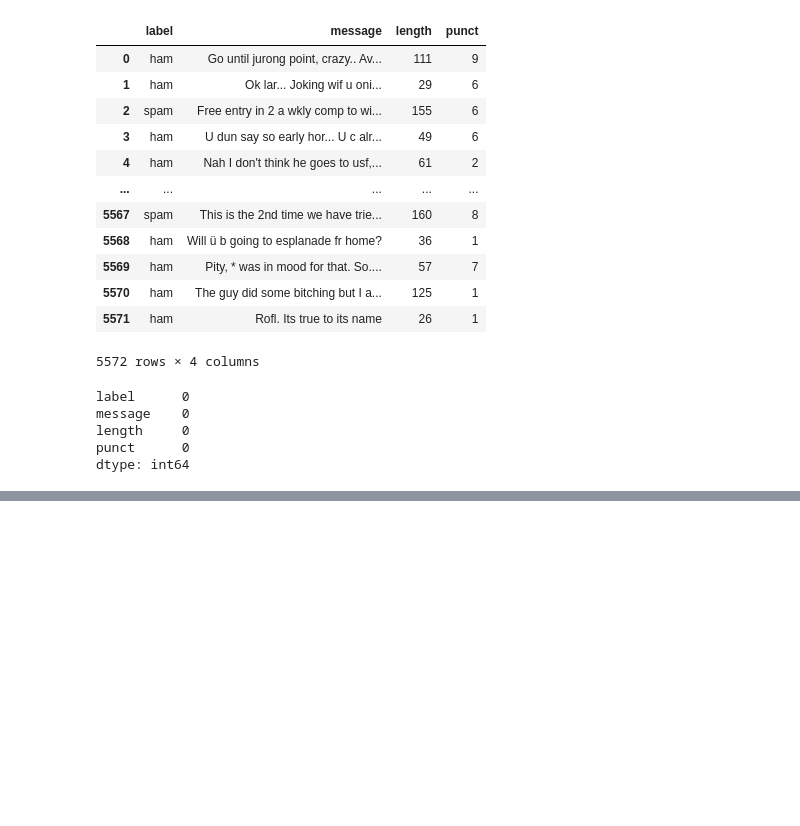
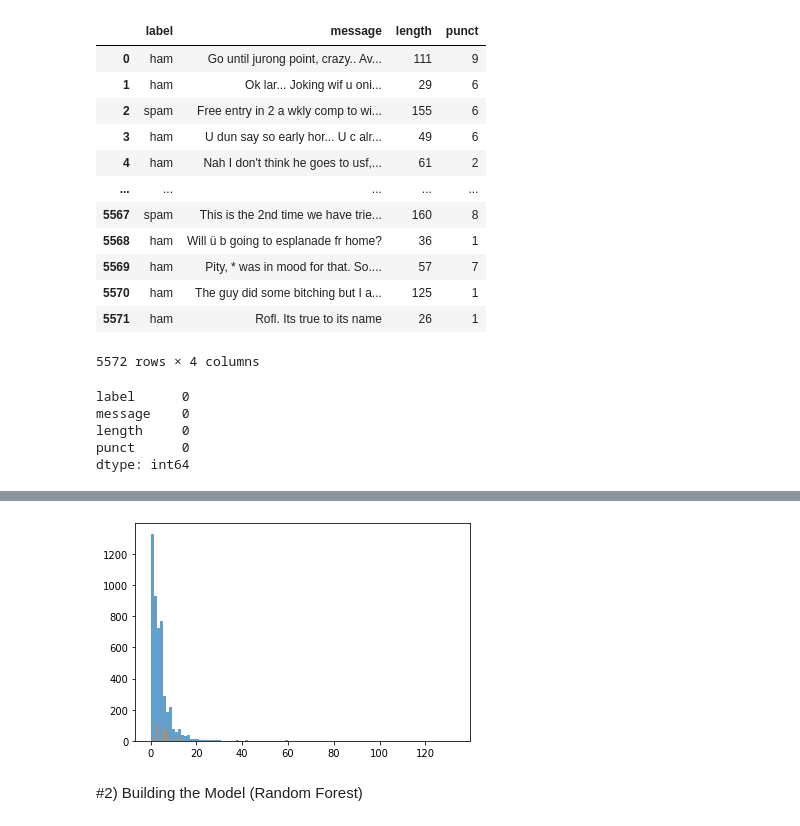
Before and after one commit to brendon-ribeiro918/tweet-sentiment-extraction, a Jupyter notebook: spam_nlp.ipynb, the cells around one changed output, grey strips where cells are left out. Cells and saved outputs as stored; diff of their text form; code cells hidden in the pictures; blank space fills up the shorter version.

```diff
--- a/spam_nlp.ipynb
+++ b/spam_nlp.ipynb
@@ -72,0 +142,6 @@ df
+# %%
+plt.hist(df[df['label'] == 'ham']['punct'], bins = 100, alpha = 0.7)
+plt.hist(df[df['label'] == 'spam']['punct'], bins = 100, alpha = 0.7)
+plt.show()
+# %% [output]
+[figure, added]
@@ -72,0 +152,2 @@ df
+# %% [markdown]
+#2) Building the Model (Random Forest)
```
Also changed, not shown: parts of 26 cells of this notebook.
